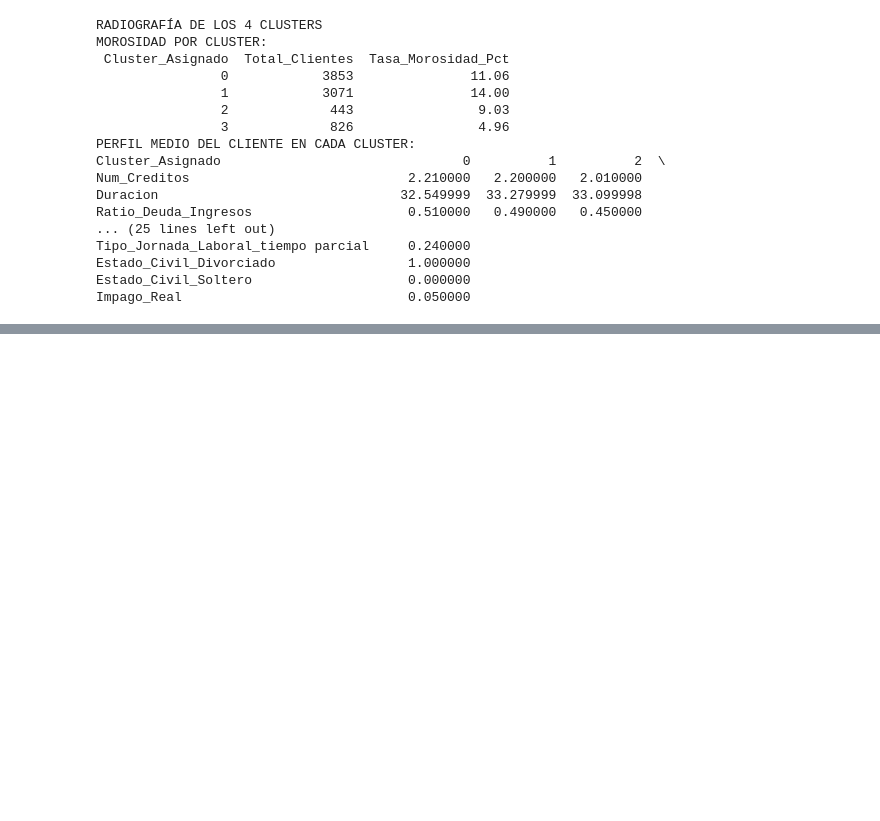
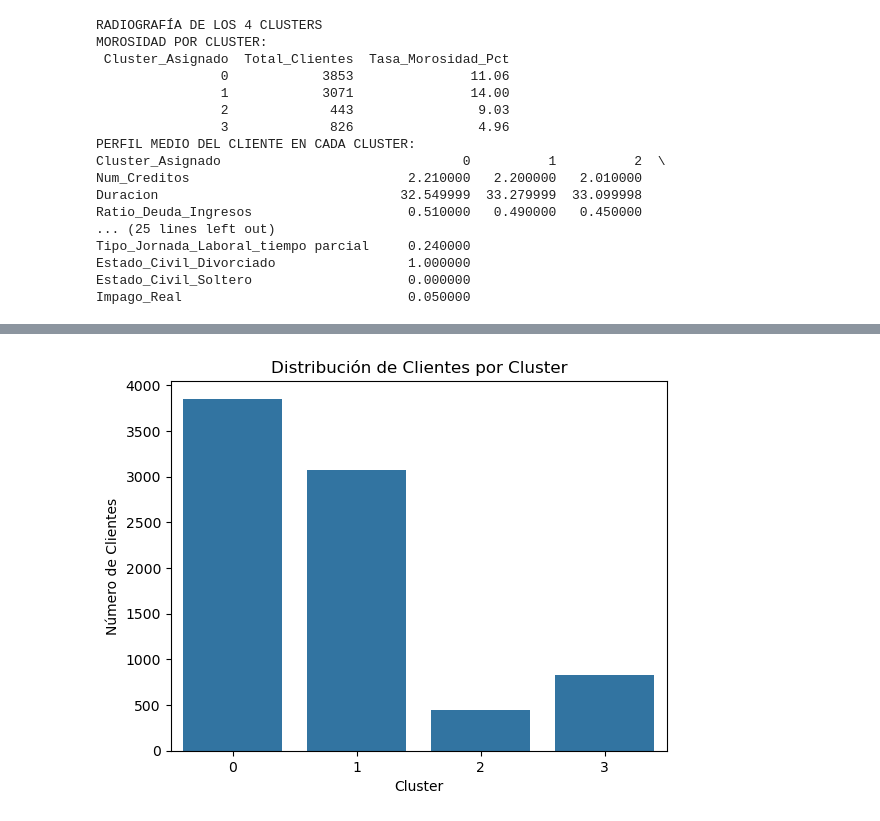
Before and after one commit to aketxx/Reto_07_Morado, a Jupyter notebook: Code/Clusters.ipynb, the cells around one changed output, grey strips where cells are left out. Cells and saved outputs as stored; diff of their text form; code cells hidden in the pictures; blank space fills up the shorter version.

```diff
--- a/Code/Clusters.ipynb
+++ b/Code/Clusters.ipynb
@@ -225,0 +247,12 @@ Impago_Real                             0.050000
+# %%
+import matplotlib.pyplot as plt
+import seaborn as sns
+
+plt.figure()
+sns.countplot(x=final_labels_train)
+plt.title("Distribución de Clientes por Cluster")
+plt.xlabel("Cluster")
+plt.ylabel("Número de Clientes")
+plt.show()
+# %% [output]
+[figure, added]
```
Also changed, not shown: parts of 4 cells of this notebook.
